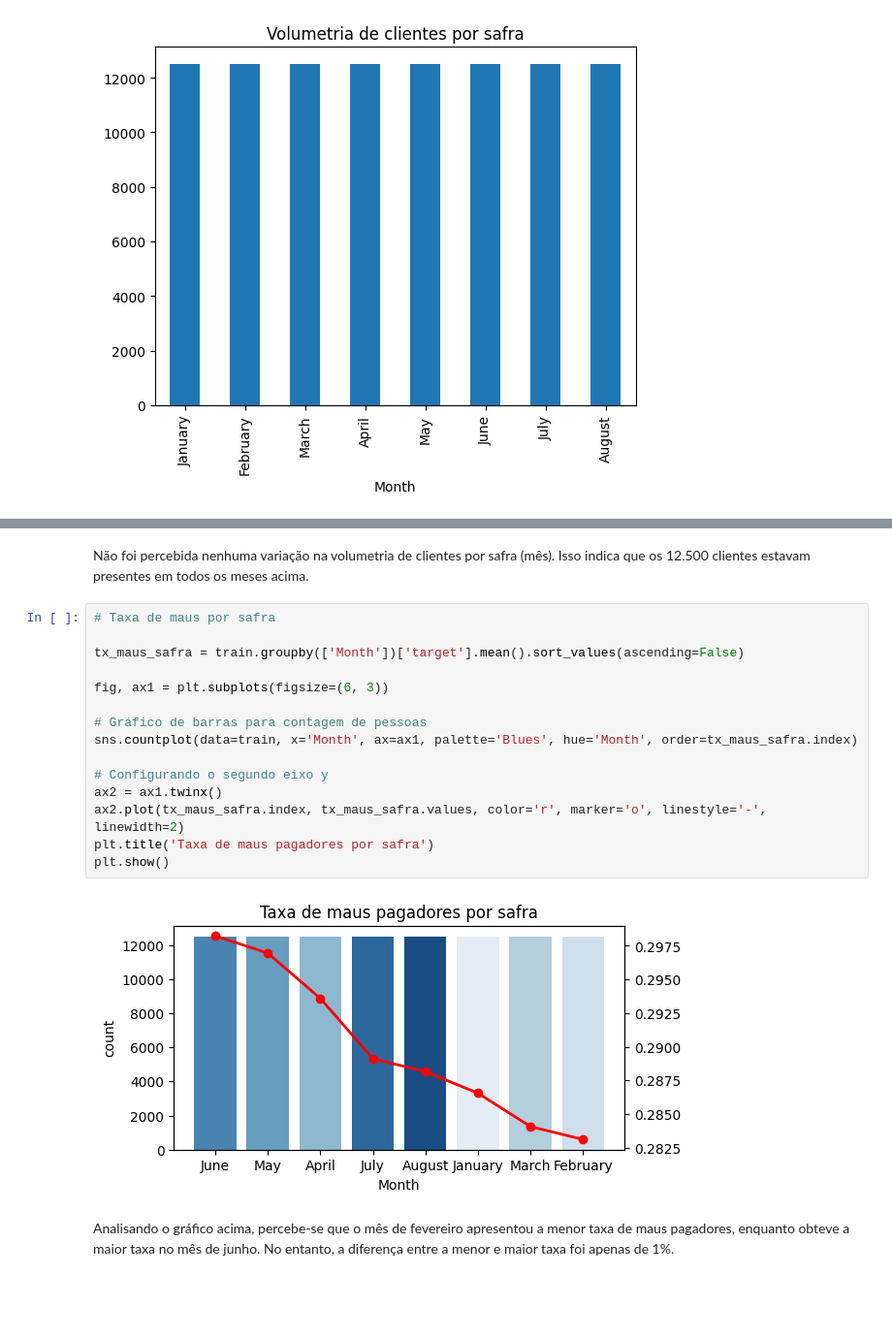
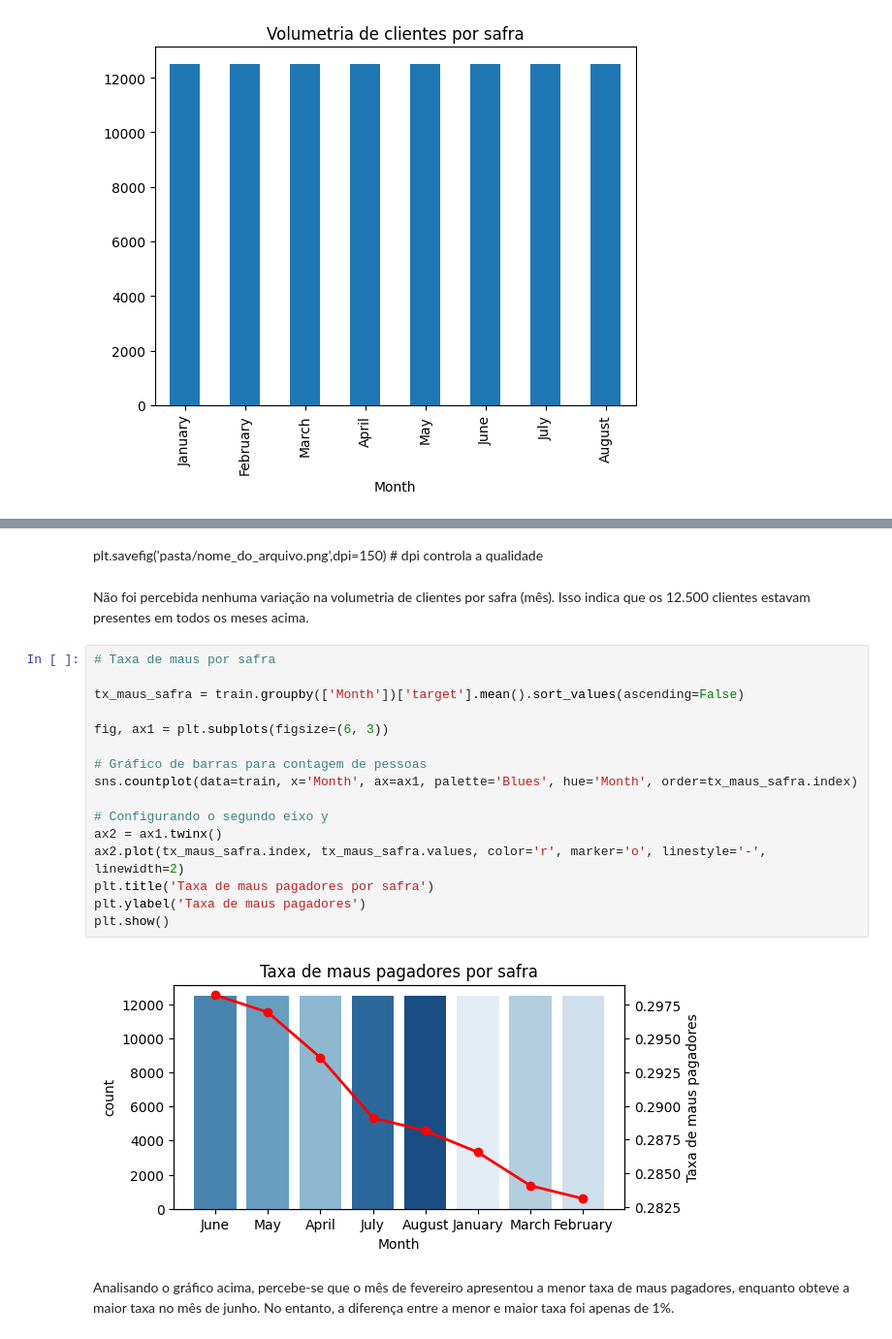
Before and after one commit to deborabmfreitas/credit-score-prediction, a Jupyter notebook: 1.exploratory-data-analysis.ipynb, the cells around one changed output, grey strips where cells are left out. Shown at 97% size. Saved outputs shown, nothing was run; the diff lists cells and outputs as text; blank space fills up the shorter version.

```diff
--- a/1.exploratory-data-analysis.ipynb
+++ b/1.exploratory-data-analysis.ipynb
@@ -210,22 +229,25 @@ plt.title('Volumetria de clientes por safra');
+# %% [markdown]
+plt.savefig('pasta/nome_do_arquivo.png',dpi=150) # dpi controla a qualidade
 # %% [markdown]
 Não foi percebida nenhuma variação na volumetria de clientes por safra (mês). Isso indica que os 12.500 clientes estavam presentes em todos os meses acima.
 # %%
 # Taxa de maus por safra
 
 tx_maus_safra = train.groupby(['Month'])['target'].mean().sort_values(ascending=False)
 
 fig, ax1 = plt.subplots(figsize=(6, 3))
 
 # Gráfico de barras para contagem de pessoas
 sns.countplot(data=train, x='Month', ax=ax1, palette='Blues', hue='Month', order=tx_maus_safra.index)
 
 # Configurando o segundo eixo y
 ax2 = ax1.twinx()
 ax2.plot(tx_maus_safra.index, tx_maus_safra.values, color='r', marker='o', linestyle='-', linewidth=2)
 plt.title('Taxa de maus pagadores por safra')
+plt.ylabel('Taxa de maus pagadores')
 plt.show()
 # %% [output]
-[figure, old version]
+[figure, new version]
 # %% [markdown]
 Analisando o gráfico acima, percebe-se que o mês de fevereiro apresentou a menor taxa de maus pagadores, enquanto obteve a maior taxa no mês de junho. No entanto, a diferença entre a menor e maior taxa foi apenas de 1%.
 # %% [markdown]
```
Also changed, not shown: parts of 7 cells of this notebook.
